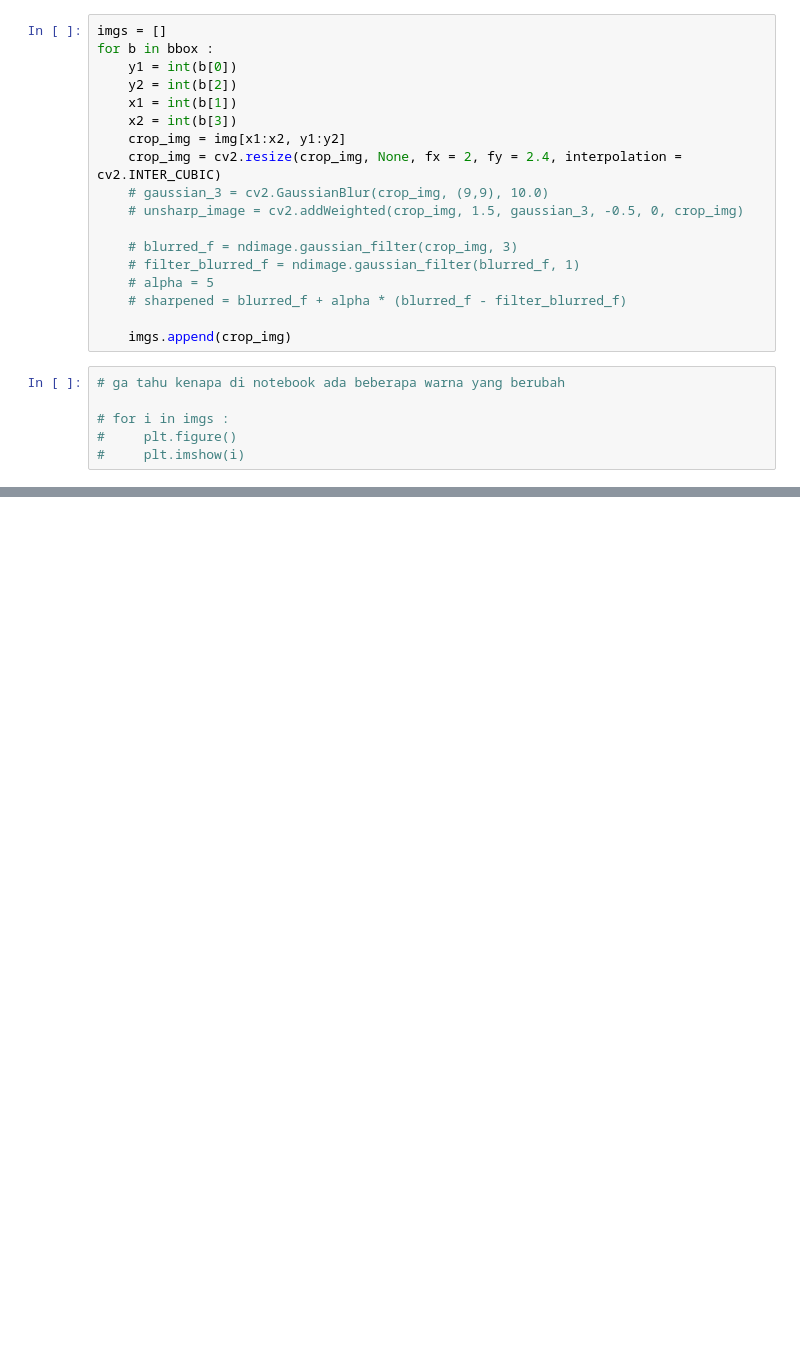
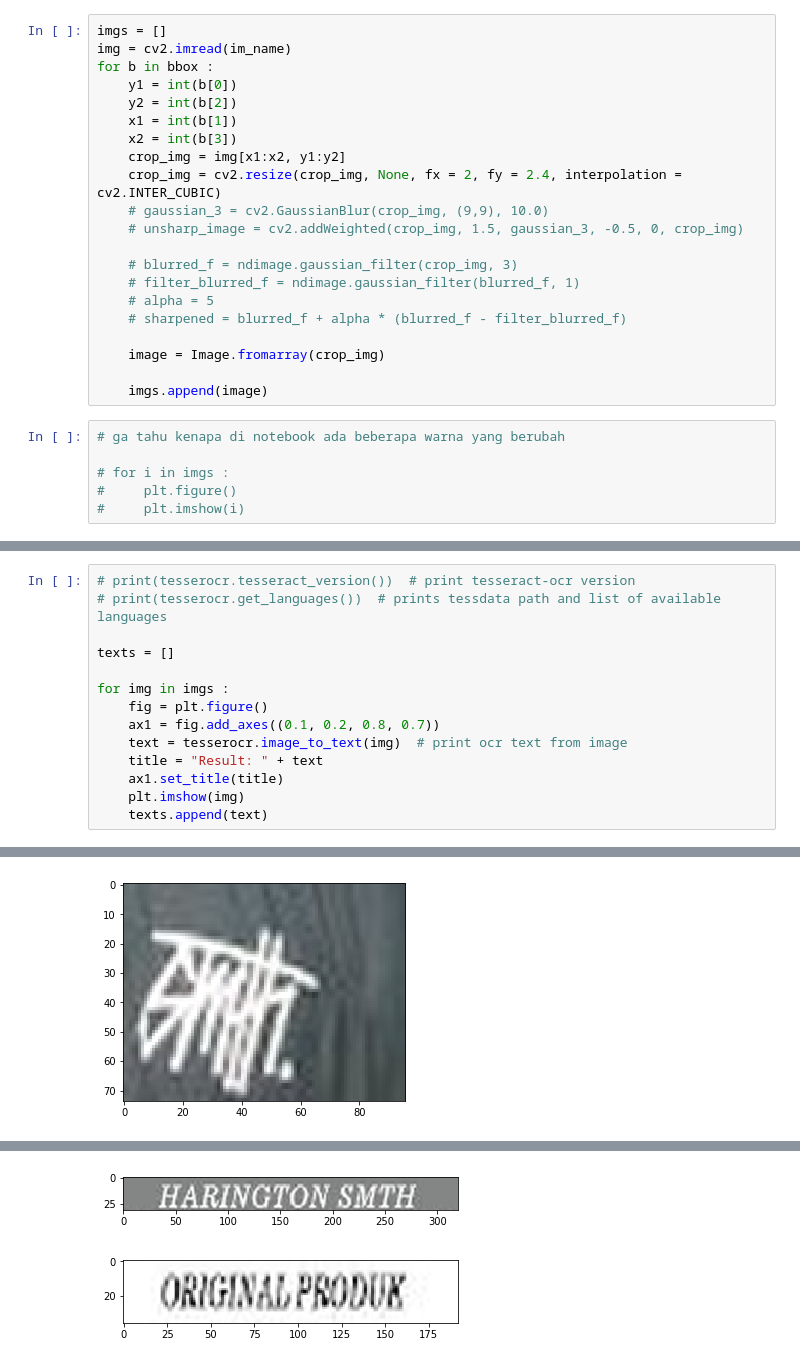
Before and after one commit to mhilmiasyrofi/character-recognition, a Jupyter notebook: Character Recognition.ipynb, the cells around one changed output, grey strips where cells are left out. Cells and saved outputs as stored; diff of their text form; blank space fills up the shorter version.

Commit message:
add tesseract

```diff
--- a/Character Recognition.ipynb
+++ b/Character Recognition.ipynb
@@ -99,5 +96,6 @@ plt.imshow(img)
 # %%
 imgs = []
+img = cv2.imread(im_name)
 for b in bbox :
     y1 = int(b[0])
     y2 = int(b[2])
@@ -113,7 +111,9 @@ for b in bbox :
     # alpha = 5
     # sharpened = blurred_f + alpha * (blurred_f - filter_blurred_f)
 
-    imgs.append(crop_img)
+    image = Image.fromarray(crop_img)
+
+    imgs.append(image)
 # %%
 # ga tahu kenapa di notebook ada beberapa warna yang berubah
 
@@ -122,0 +131,15 @@ for b in bbox :
+# %%
+# print(tesserocr.tesseract_version())  # print tesseract-ocr version
+# print(tesserocr.get_languages())  # prints tessdata path and list of available languages
+
+texts = []
+
+for img in imgs :
+    fig = plt.figure()
+    ax1 = fig.add_axes((0.1, 0.2, 0.8, 0.7))
+    text = tesserocr.image_to_text(img)  # print ocr text from image
+    title = "Result: " + text
+    ax1.set_title(title)
+    plt.imshow(img)
+    texts.append(text)
+# %% [output]
@@ -122,0 +160 @@ for b in bbox :
+[figure, added]
@@ -122,0 +162,2 @@ for b in bbox :
+[figure, added]
+[figure, added]
```
Also changed, not shown: parts of 5 cells of this notebook.
